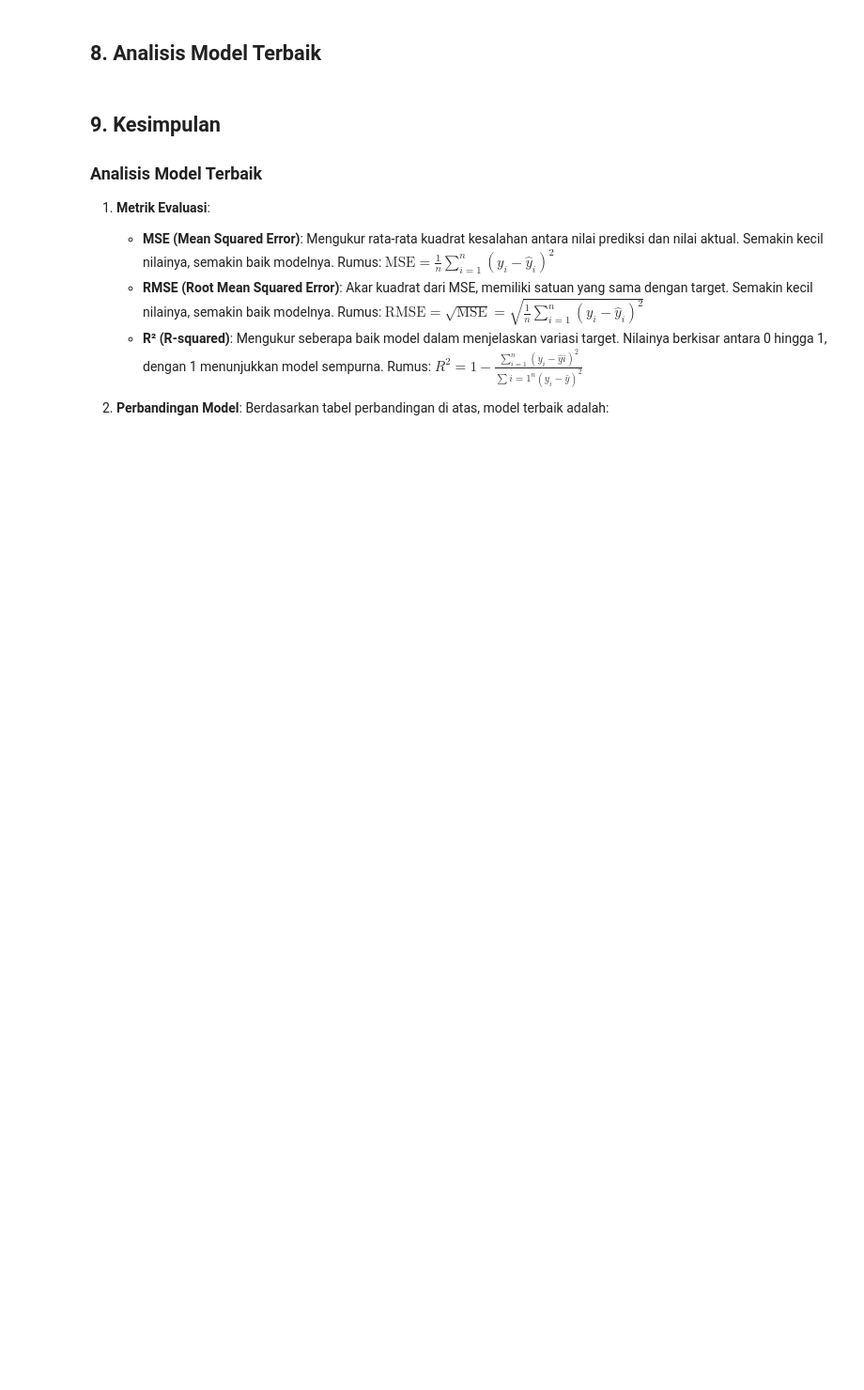
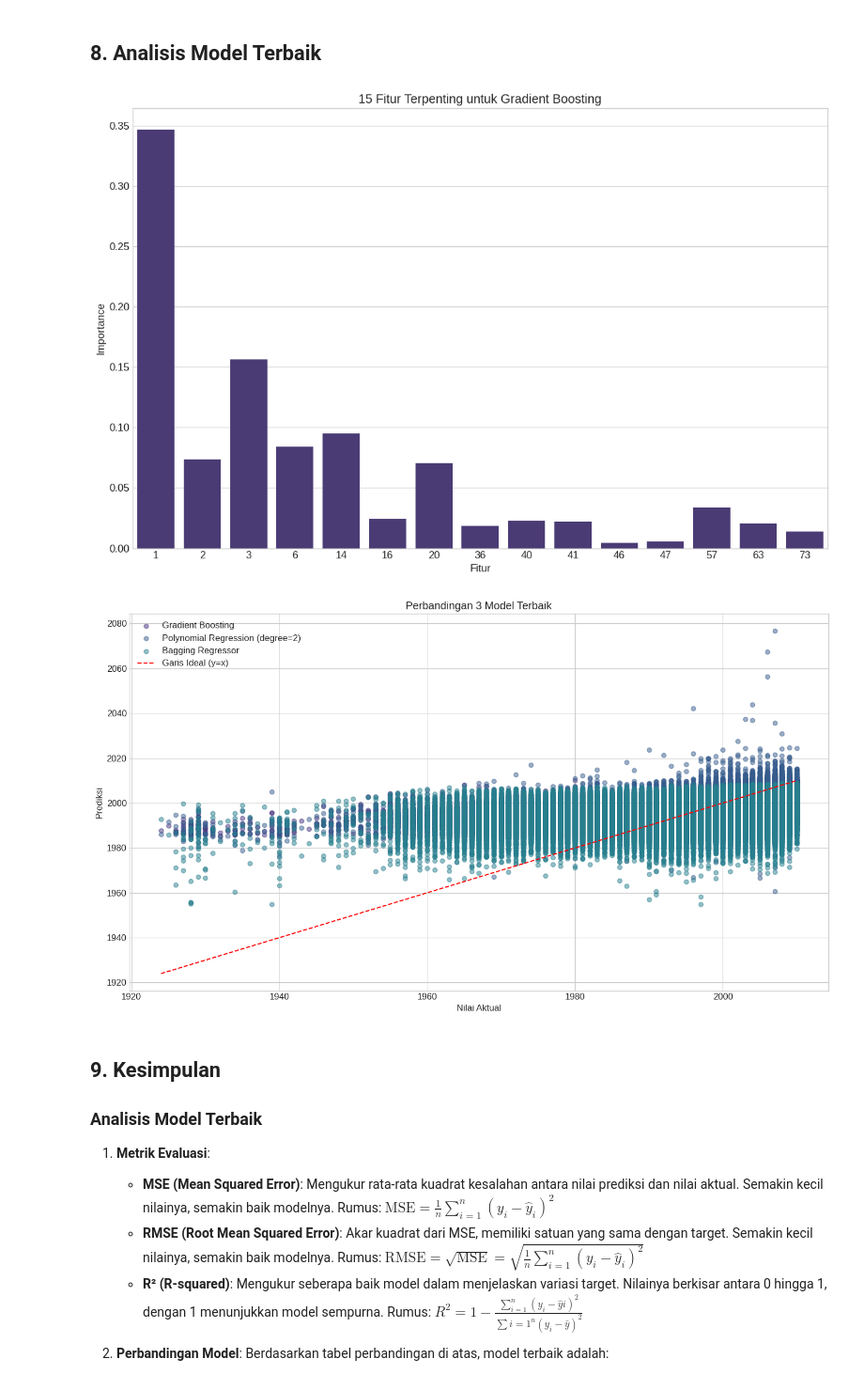
Before and after one commit to MFitran/Machine-Learning, a Jupyter notebook: UTS/Regression/UTS_Regresi.ipynb, the cells around one changed output. Shown at 94% size. Saved outputs shown, nothing was run; the diff lists cells and outputs as text; code cells hidden in the pictures; blank space fills up the shorter version.

```diff
--- a/UTS/Regression/UTS_Regresi.ipynb
+++ b/UTS/Regression/UTS_Regresi.ipynb
@@ -428,34 +441,37 @@ if isinstance(best_model, GradientBoostingRegressor) or isinstance(best_model, D
     feature_names = X_train.columns
 
     # Buat DataFrame untuk visualisasi
     importance_df = pd.DataFrame({'Fitur': feature_names, 'Importance': feature_importances})
     importance_df = importance_df.sort_values('Importance', ascending=False)
 
     # Tampilkan 15 fitur terpenting
     plt.figure(figsize=(12, 8))
-    sns.barplot(x='Importance', y='Fitur', data=importance_df.head(15))
+    sns.barplot(x='Fitur', y='Importance', data=importance_df.head(15))
     plt.title(f'15 Fitur Terpenting untuk {best_model_mse}')
     plt.tight_layout()
     plt.show()
 
 # Bandingkan prediksi dari 3 model terbaik
 top3_models = comparison_df.head(3)['Model'].values
 plt.figure(figsize=(14, 8))
 
 for model_name in top3_models:
     model_idx = next(i for i, res in enumerate(all_results) if res['model_name'] == model_name)
     y_pred = all_results[model_idx]['y_pred_test']
 
     plt.scatter(y_test, y_pred, alpha=0.5, label=model_name)
 
 plt.plot([y_test.min(), y_test.max()], [y_test.min(), y_test.max()], 'r--', label='Garis Ideal (y=x)')
 plt.xlabel('Nilai Aktual')
 plt.ylabel('Prediksi')
 plt.title('Perbandingan 3 Model Terbaik')
 plt.legend()
 plt.grid(True)
 plt.tight_layout()
 plt.show()
+# %% [output]
+[figure, added]
+[figure, added]
 # %% [markdown]
 ## 9. Kesimpulan
 ### Analisis Model Terbaik
```
Also changed, not shown: parts of 58 cells of this notebook.
